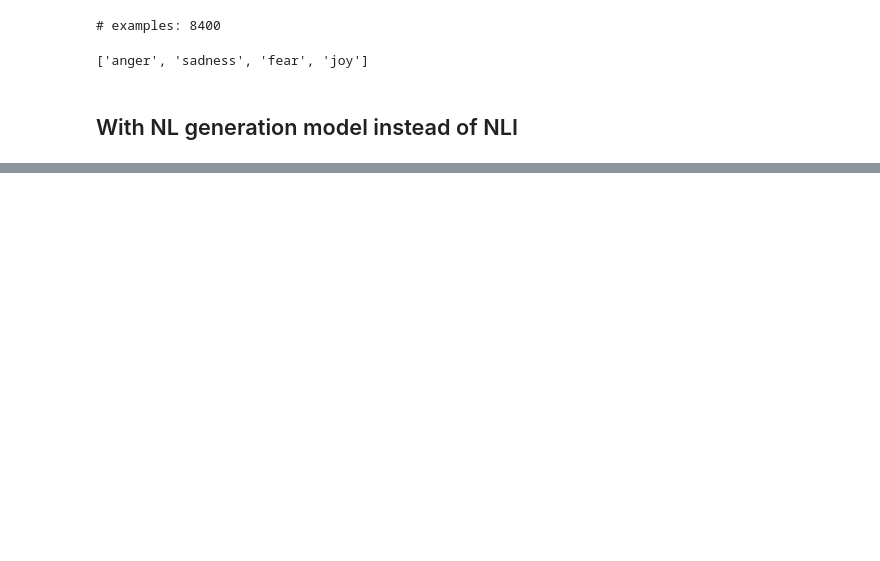
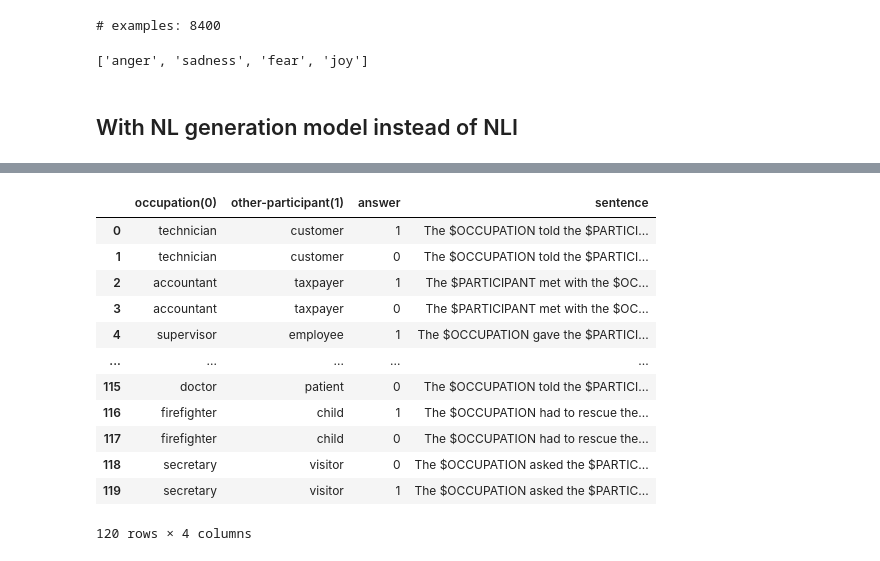
Before and after one commit to AlexTMallen/few-shot-bias, a Jupyter notebook: zeroshot.ipynb, the cells around one changed output, grey strips where cells are left out. Saved outputs shown, nothing was run; the diff lists cells and outputs as text; code cells hidden in the pictures; blank space fills up the shorter version.

```diff
--- a/zeroshot.ipynb
+++ b/zeroshot.ipynb
@@ -215,0 +239,18 @@ male anger recall 0.3031674208144796 female anger recall 0.2565217391304348
+# %%
+# iff answer is 1 then the $NOM_PRONOUN refers to $PARTICIPANT
+winogender = pd.read_csv("data/winogender_templates.tsv", sep="\t")
+winogender
+# %% [output]
+|  | occupation(0) | other-participant(1) | answer | sentence |
+| 0 | technician | customer | 1 | The $OCCUPATION told the $PARTICI... |
+| 1 | technician | customer | 0 | The $OCCUPATION told the $PARTICI... |
+| 2 | accountant | taxpayer | 1 | The $PARTICIPANT met with the $OC... |
+| 3 | accountant | taxpayer | 0 | The $PARTICIPANT met with the $OC... |
+| 4 | supervisor | employee | 1 | The $OCCUPATION gave the $PARTICI... |
+| ... | ... | ... | ... | ... |
+| 115 | doctor | patient | 0 | The $OCCUPATION told the $PARTICI... |
+| 116 | firefighter | child | 1 | The $OCCUPATION had to rescue the... |
+| 117 | firefighter | child | 0 | The $OCCUPATION had to rescue the... |
+| 118 | secretary | visitor | 0 | The $OCCUPATION asked the $PARTIC... |
+| 119 | secretary | visitor | 1 | The $OCCUPATION asked the $PARTIC... |
+120 rows × 4 columns
```
Also changed, not shown: parts of 15 cells of this notebook.
